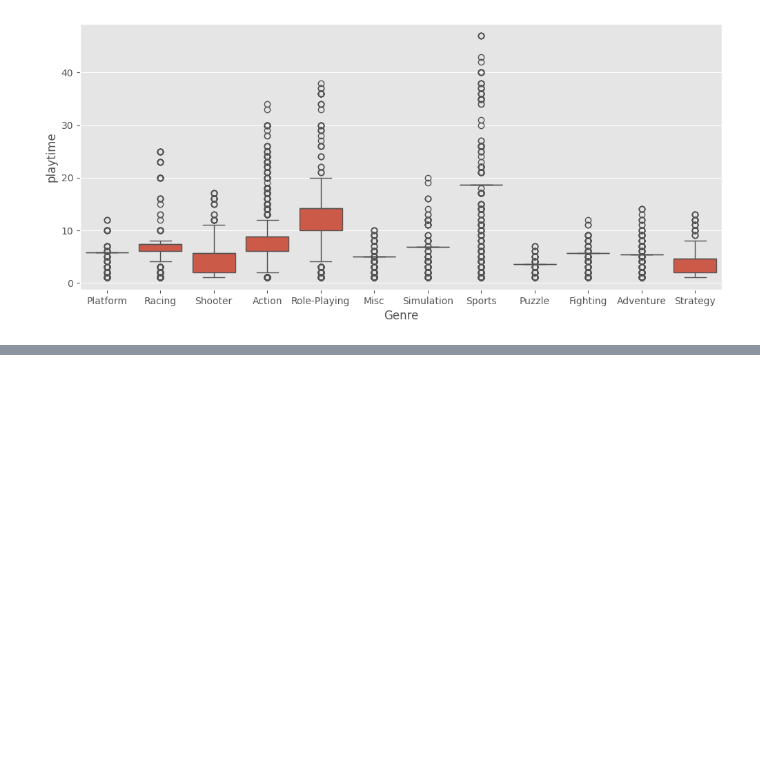
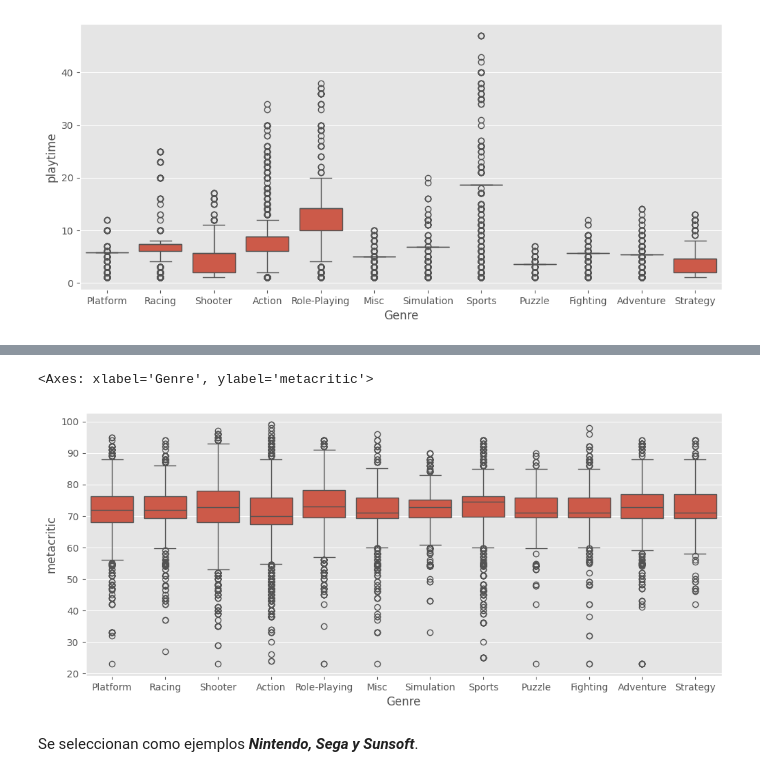
Before and after one commit to EduGatoX/datascience02, a Jupyter notebook: Eduardo_Nunez_Analisis_Datos.ipynb, the cells around one changed output, grey strips where cells are left out. Drawn from its saved outputs; the diff is of its cells as text; code cells hidden in the pictures; blank space fills up the shorter version.

```diff
--- a/Eduardo_Nunez_Analisis_Datos.ipynb
+++ b/Eduardo_Nunez_Analisis_Datos.ipynb
@@ -831,0 +836,8 @@ sns.boxplot(df, x="Genre", y="playtime", ax=ax)
+# %%
+fig, ax = plt.subplots(figsize=(12, 5))
+sns.boxplot(df, x="Genre", y="metacritic", ax=ax)
+# %% [output]
+<Axes: xlabel='Genre', ylabel='metacritic'>
+[figure, added]
+# %% [markdown]
+Se seleccionan como ejemplos ***Nintendo, Sega y Sunsoft***.
```
Also changed, not shown: parts of 22 cells of this notebook.
